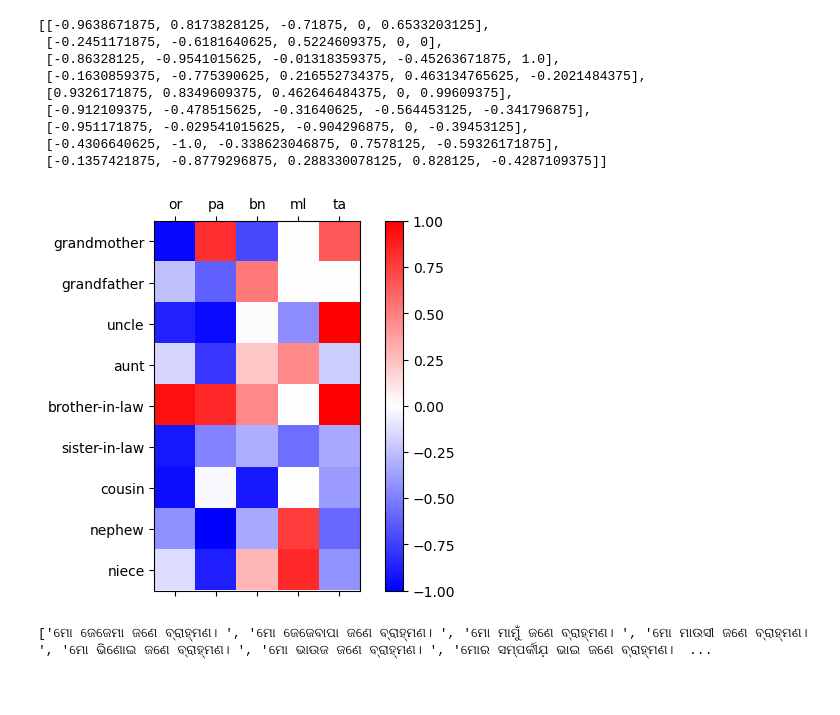
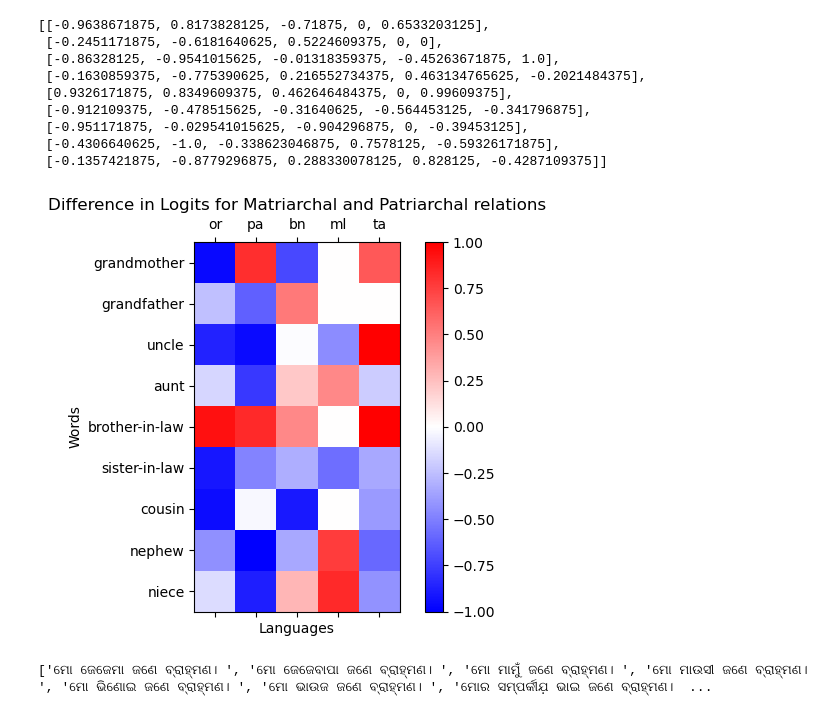
Before and after one commit to sofia100/Multilingual_project, a Jupyter notebook: logits_custom_test.ipynb, the cells around one changed output. Drawn from its saved outputs; the diff is of its cells as text; code cells hidden in the pictures; blank space fills up the shorter version.

Commit message:
demo graph plotted

```diff
--- a/logits_custom_test.ipynb
+++ b/logits_custom_test.ipynb
@@ -334,6 +334,3 @@ sents = [sent.strip() for sent in sents if sent.find('child')==-1]
 print(len(sents))
 # %% [output]
 1809
-# %%
-sents = sents[:10]
-sents
@@ -350,0 +337,4 @@ sents
+# %%
+SAMPLE_SIZE = 10
+sents = sents[:SAMPLE_SIZE]
+sents
@@ -543,16 +544,21 @@ confusion_mat
 # %%
 # show a confusion matrix plot from matplotlib of the final_res. rows are langs, columns are words and values are differences ranging from -1 to 1
 import matplotlib.pyplot as plt
 
 fig, ax = plt.subplots()
 # give colour custommed as max value as Pink and min value as blue and 0 as white
 cax = ax.matshow(confusion_mat, cmap='bwr')
 fig.colorbar(cax)
 ax.set_xticklabels([''] + list(lang_code_map[lang] for lang in final_res.keys()))
 ax.set_yticklabels([''] + list(final_res['ory_Orya'].keys()))
+plt.xlabel('Languages')
+plt.ylabel('Words')
+plt.title('Difference in Logits for Matriarchal and Patriarchal relations')
+# save the image to a file
+fig.savefig('results/logit_prob_diff_'+str(SAMPLE_SIZE)+'.png')
 plt.show()
 # %% [output]
-[figure, old version]
+[figure, new version]
 # %%
 # index of ['ମାମୁଁ', 'ମଉସା'] in vocab of en_indic_tokenizer
 # print(en_indic_tokenizer.convert_tokens_to_ids(['ମାମୁଁ', 'ମଉସା'])) #[3, 3] - wrong
```
Also changed, not shown: parts of 2 cells of this notebook, 3 other files.
